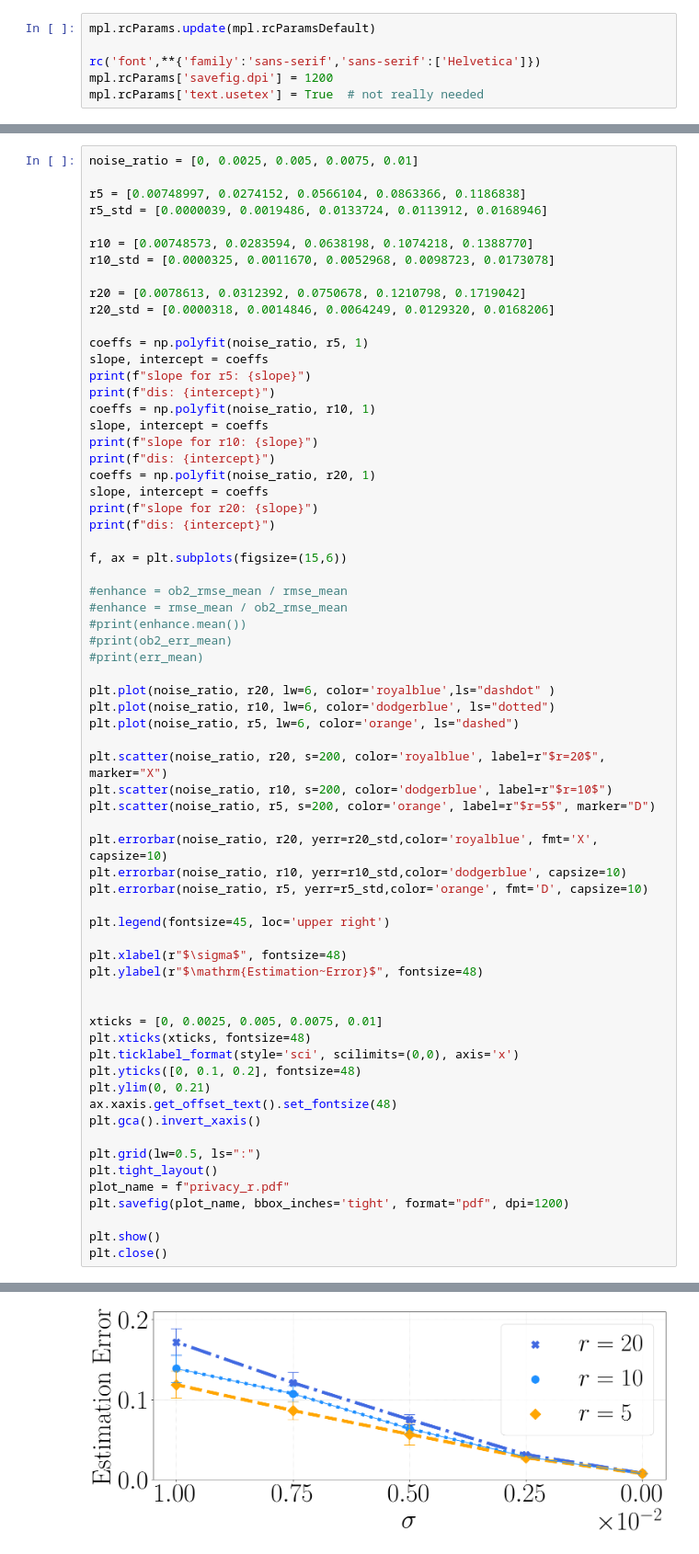
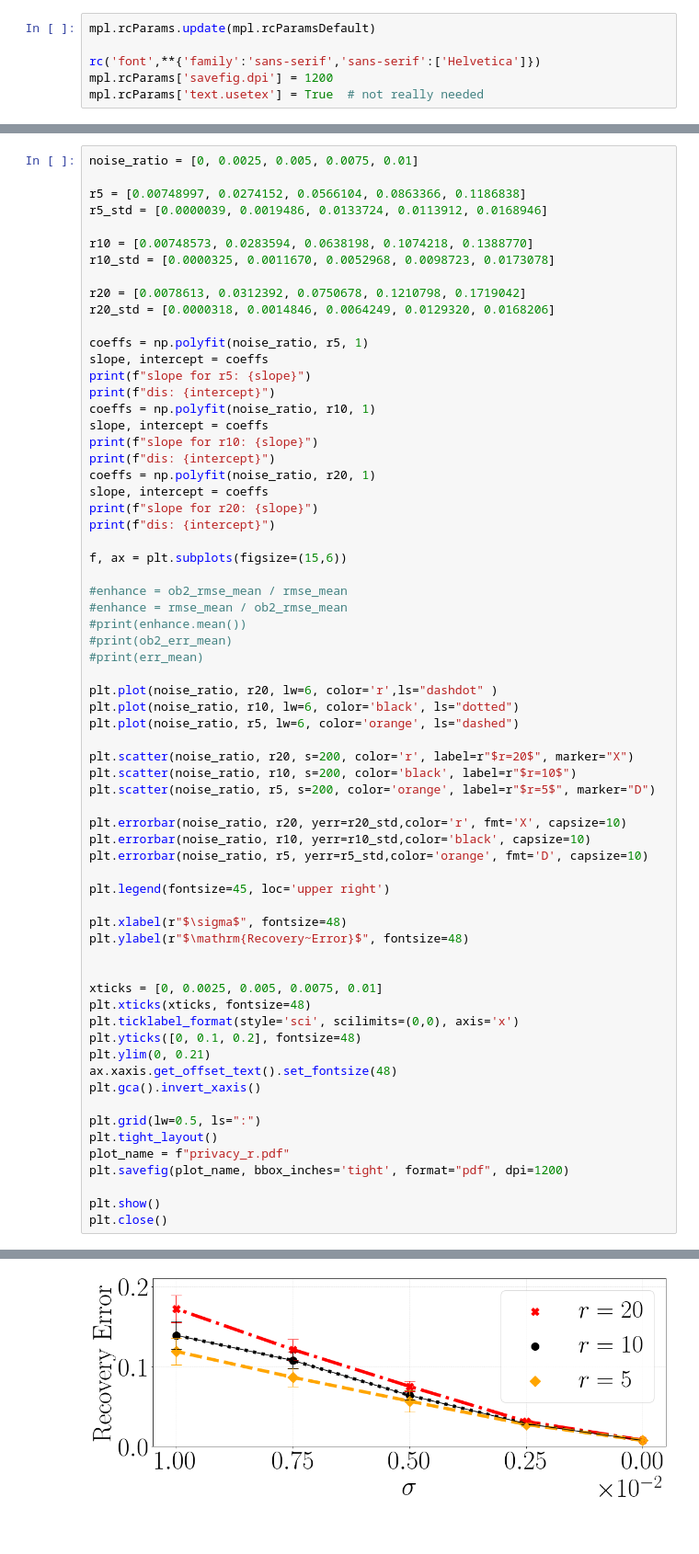
Before and after one commit to VirtuosoResearch/Matrix-completion-from-ultrasparse-samples, a Jupyter notebook: revised_figures/privacy.ipynb, the cells around one changed output, grey strips where cells are left out. Shown at 92% size. Saved outputs shown, nothing was run; the diff lists cells and outputs as text; blank space fills up the shorter version.

```diff
--- a/revised_figures/privacy.ipynb
+++ b/revised_figures/privacy.ipynb
@@ -122,22 +122,22 @@ f, ax = plt.subplots(figsize=(15,6))
 #print(ob2_err_mean)
 #print(err_mean)
 
-plt.plot(noise_ratio, r20, lw=6, color='royalblue',ls="dashdot" )
-plt.plot(noise_ratio, r10, lw=6, color='dodgerblue', ls="dotted")
+plt.plot(noise_ratio, r20, lw=6, color='r',ls="dashdot" )
+plt.plot(noise_ratio, r10, lw=6, color='black', ls="dotted")
 plt.plot(noise_ratio, r5, lw=6, color='orange', ls="dashed")
 
-plt.scatter(noise_ratio, r20, s=200, color='royalblue', label=r"$r=20$", marker="X")
-plt.scatter(noise_ratio, r10, s=200, color='dodgerblue', label=r"$r=10$")
+plt.scatter(noise_ratio, r20, s=200, color='r', label=r"$r=20$", marker="X")
+plt.scatter(noise_ratio, r10, s=200, color='black', label=r"$r=10$")
 plt.scatter(noise_ratio, r5, s=200, color='orange', label=r"$r=5$", marker="D")
 
-plt.errorbar(noise_ratio, r20, yerr=r20_std,color='royalblue', fmt='X', capsize=10)
-plt.errorbar(noise_ratio, r10, yerr=r10_std,color='dodgerblue', capsize=10)
+plt.errorbar(noise_ratio, r20, yerr=r20_std,color='r', fmt='X', capsize=10)
+plt.errorbar(noise_ratio, r10, yerr=r10_std,color='black', capsize=10)
 plt.errorbar(noise_ratio, r5, yerr=r5_std,color='orange', fmt='D', capsize=10)
 
 plt.legend(fontsize=45, loc='upper right')
 
 plt.xlabel(r"$\sigma$", fontsize=48)
-plt.ylabel(r"$\mathrm{Estimation~Error}$", fontsize=48)
+plt.ylabel(r"$\mathrm{Recovery~Error}$", fontsize=48)
 
 
 xticks = [0, 0.0025, 0.005, 0.0075, 0.01]
@@ -165 +165 @@ dis: -0.0021548200000000043
-[figure, old version]
+[figure, new version]
```
Also changed, not shown: parts of 2 cells of this notebook, 27 other files.
